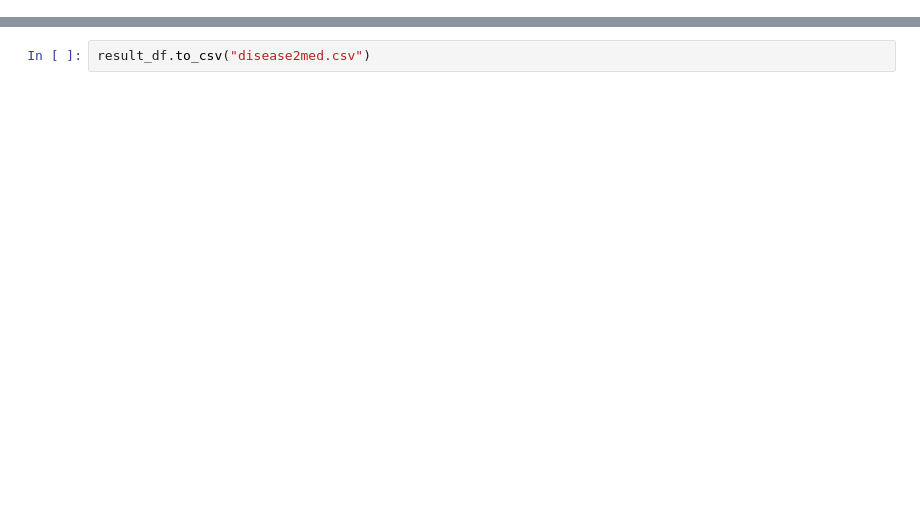
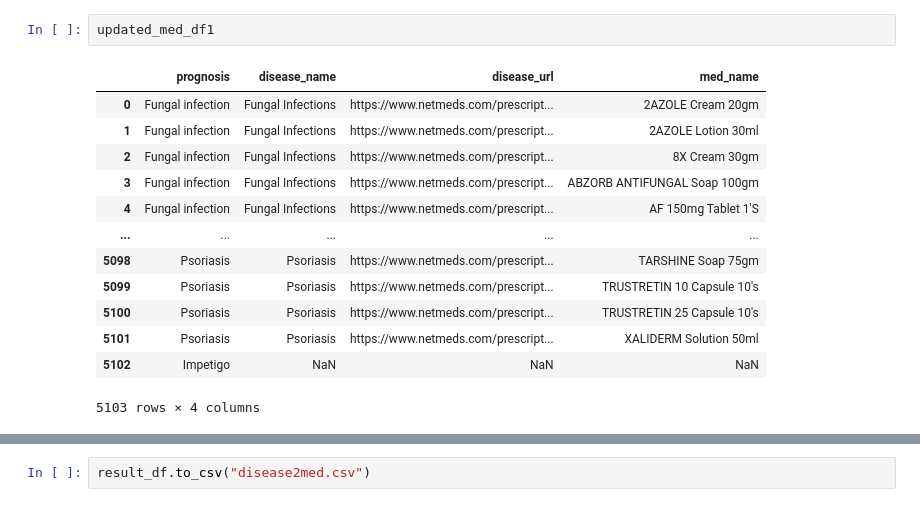
Before and after one commit to Gaurabh007/SymptoRx-AI, a Jupyter notebook: research/medication.ipynb, the cells around one changed output, grey strips where cells are left out. Drawn from its saved outputs; the diff is of its cells as text; blank space fills up the shorter version.

```diff
--- a/research/medication.ipynb
+++ b/research/medication.ipynb
@@ -17,0 +79,16 @@ med_df1.head()
+# %%
+updated_med_df1
+# %% [output]
+|  | prognosis | disease_name | disease_url | med_name |
+| 0 | Fungal infection | Fungal Infections | https://www.netmeds.com/prescript... | 2AZOLE Cream 20gm |
+| 1 | Fungal infection | Fungal Infections | https://www.netmeds.com/prescript... | 2AZOLE Lotion 30ml |
+| 2 | Fungal infection | Fungal Infections | https://www.netmeds.com/prescript... | 8X Cream 30gm |
+| 3 | Fungal infection | Fungal Infections | https://www.netmeds.com/prescript... | ABZORB ANTIFUNGAL Soap 100gm |
+| 4 | Fungal infection | Fungal Infections | https://www.netmeds.com/prescript... | AF 150mg Tablet 1'S |
+| ... | ... | ... | ... | ... |
+| 5098 | Psoriasis | Psoriasis | https://www.netmeds.com/prescript... | TARSHINE Soap 75gm |
+| 5099 | Psoriasis | Psoriasis | https://www.netmeds.com/prescript... | TRUSTRETIN 10 Capsule 10's |
+| 5100 | Psoriasis | Psoriasis | https://www.netmeds.com/prescript... | TRUSTRETIN 25 Capsule 10's |
+| 5101 | Psoriasis | Psoriasis | https://www.netmeds.com/prescript... | XALIDERM Solution 50ml |
+| 5102 | Impetigo | NaN | NaN | NaN |
+5103 rows × 4 columns
```
Also changed, not shown: parts of 29 cells of this notebook, 12 other files.
